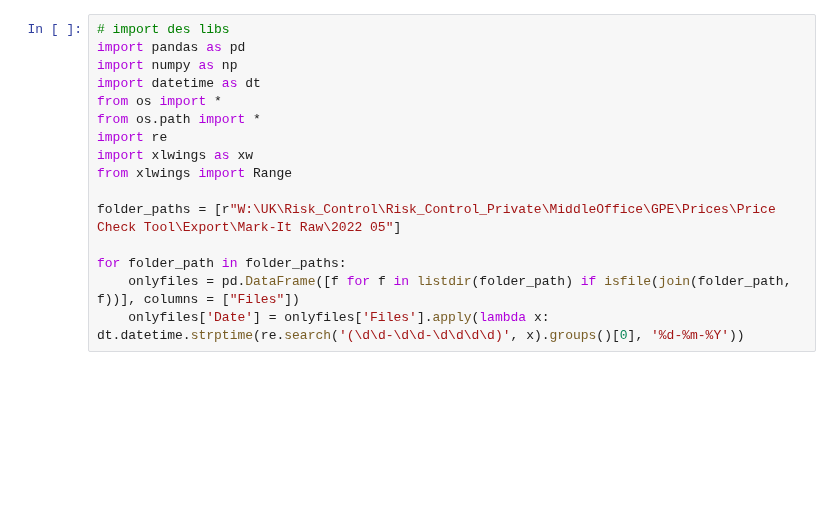
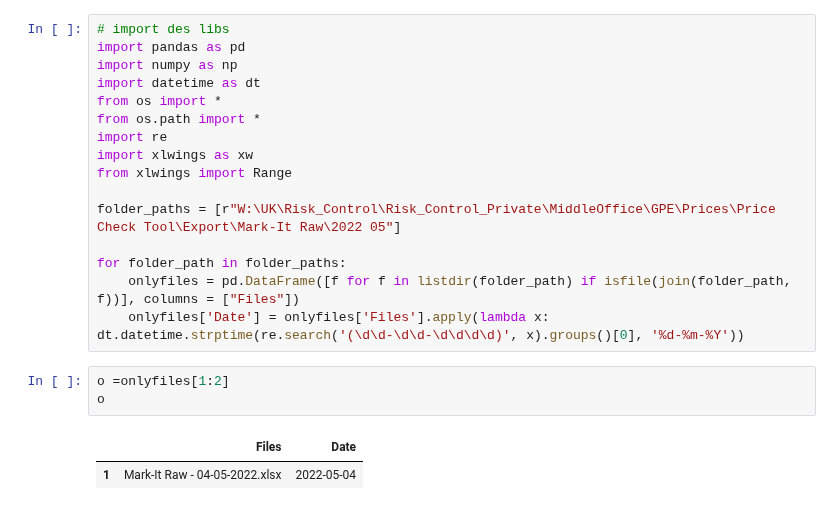
Before and after one commit to romain109/Power-Europe, a Jupyter notebook: Notebooks/Markit.ipynb, the cells around one changed output. Saved outputs shown, nothing was run; the diff lists cells and outputs as text; blank space fills up the shorter version.

```diff
--- a/Notebooks/Markit.ipynb
+++ b/Notebooks/Markit.ipynb
@@ -16,3 +16,9 @@ folder_paths = [r"W:\UK\Risk_Control\Risk_Control_Private\MiddleOffice\GPE\Price
 for folder_path in folder_paths:
     onlyfiles = pd.DataFrame([f for f in listdir(folder_path) if isfile(join(folder_path, f))], columns = ["Files"])
     onlyfiles['Date'] = onlyfiles['Files'].apply(lambda x: dt.datetime.strptime(re.search('(\d\d-\d\d-\d\d\d\d)', x).groups()[0], '%d-%m-%Y'))
+# %%
+o =onlyfiles[1:2]
+o
+# %% [output]
+|  | Files | Date |
+| 1 | Mark-It Raw - 04-05-2022.xlsx | 2022-05-04 |
```
Also changed, not shown: parts of 4 cells of this notebook, 2 other files.
